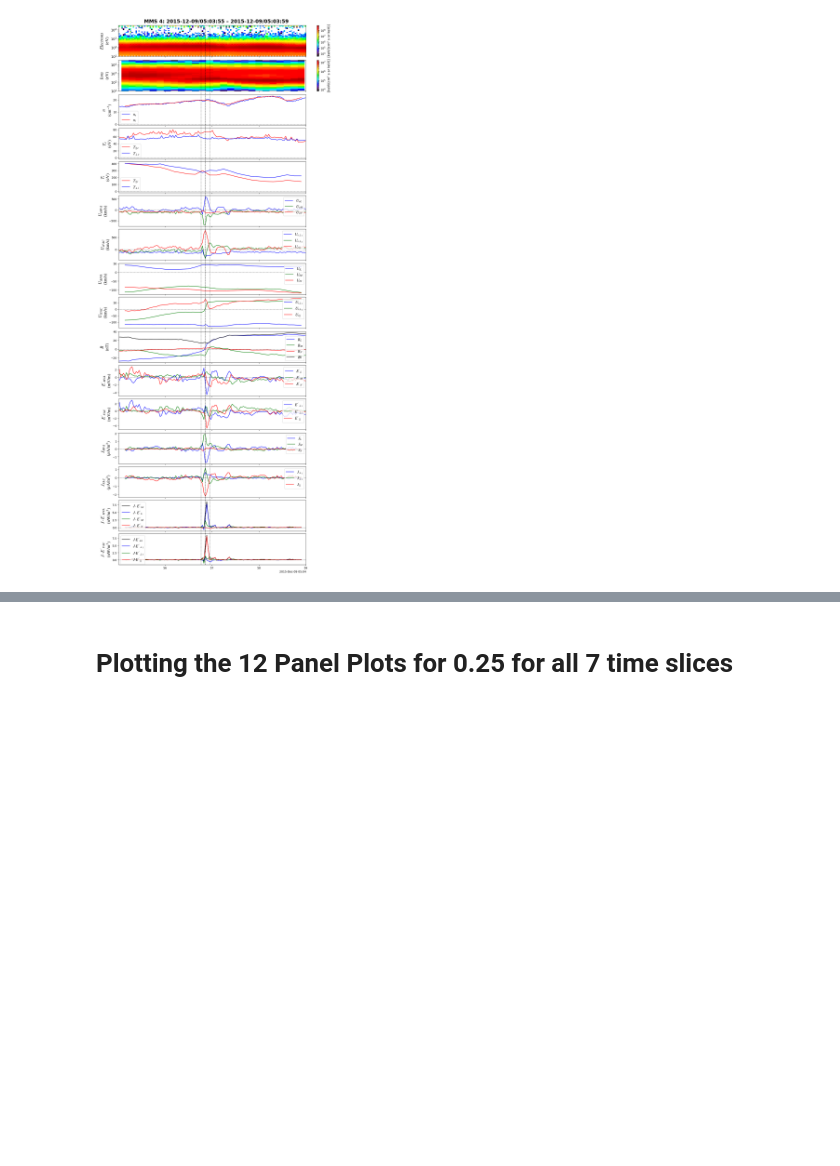
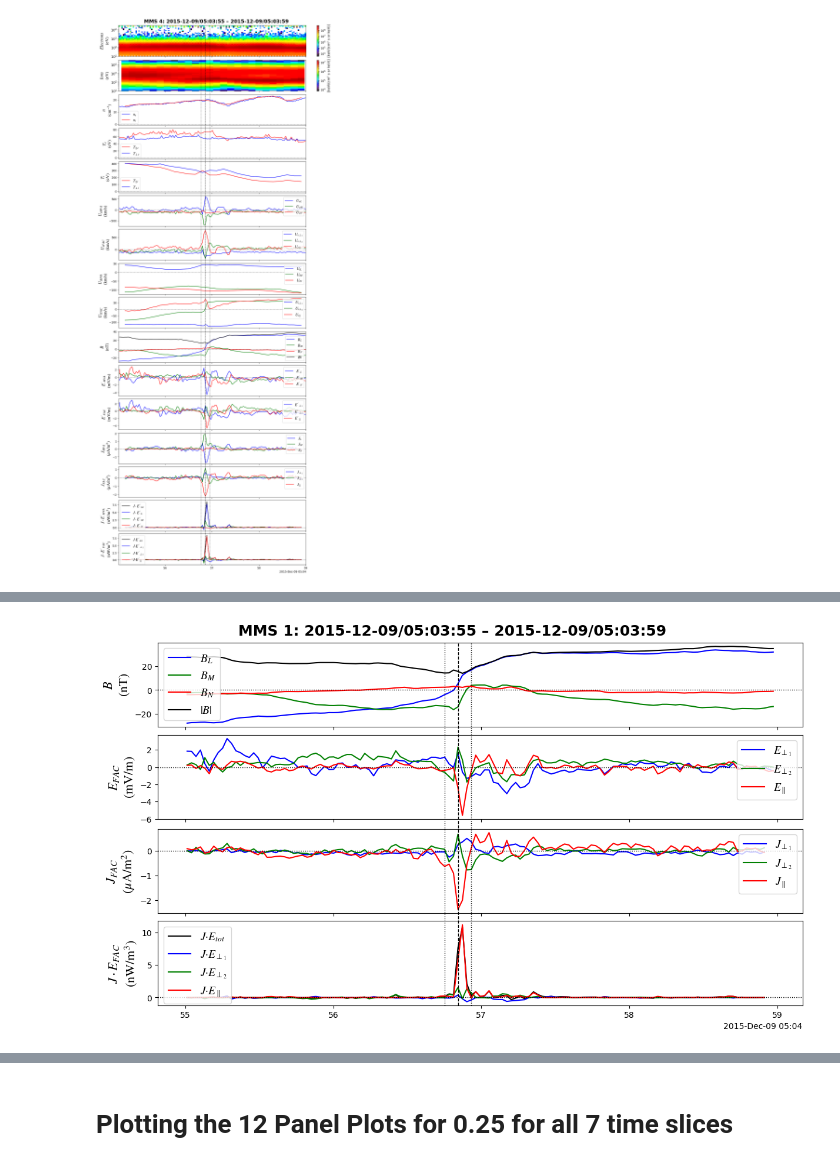
Before and after one commit to regisjohn/FPC_mRx, a Jupyter notebook: scripts/Publication_plots.ipynb, the cells around one changed output, grey strips where cells are left out. Cells and saved outputs as stored; diff of their text form; code cells hidden in the pictures; blank space fills up the shorter version.

```diff
--- a/scripts/Publication_plots.ipynb
+++ b/scripts/Publication_plots.ipynb
@@ -2524,0 +2566,80 @@ File saved to ../plots/mms4_brst_e_0.25_20151209_050355_050359.pdf!
+# %%
+with h5py.File(hfile, "r") as f:
+	ntime_e = f["meta"]["time"][...]
+	bvec_lmn = f["lmn"]["bvec"][...]
+	evec_fac = f["fac"]["evec_lor"][...]
+	jvec_fac = f["fac"]["jvec"][...]
+	jdotE_fac = f["fac"]["jdotE"][...]
+	bmag = f['meta']['bmag'][...]
+# %%
+idx = 61
+from pyspedas import time_datetime
+dt_obj = time_datetime(ntime_e[idx])
+dt_obj0 = time_datetime(ntime_e[idx-3])
+dt_obj1 = time_datetime(ntime_e[idx+3])
+# %%
+from pyspedas import time_datetime
+
+t_ax = time_datetime(ntime_e)
+axs_label_fntsz = 16   # adjust as needed
+legend_fntsz = 14
+legendFrame = True
+
+n_subplots = 4
+
+fig, ax = plt.subplots(n_subplots, 1, figsize=(12, 7),  sharex=True, constrained_layout=True)
+
+# Figure title:
+fig.suptitle(f"MMS {probe}: {trange[0]} – {trange[1]}", fontsize=18, fontweight='bold')
+
+# First subplot: B field in lmn
+ax[0].set_prop_cycle(color=['blue', 'green', 'red', 'black']) # custom color cycle
+ax[0].plot(t_ax, bvec_lmn, linewidth=1.5, label=['$B_L$', '$B_M$', '$B_N$'])
+ax[0].plot(t_ax, bmag, linewidth=1.5, label='$|B|$')
+ax[0].axhline(0, color='k', linestyle='dotted', linewidth=1.0)
+ax[0].set_ylabel(r"$B$" "\n" r"$(\mathrm{nT})$", fontsize=axs_label_fntsz)
+ax[0].legend(fontsize=legend_fntsz, frameon=legendFrame)
+
+# Second subplot: E field in FAC coordinates
+ax[1].set_prop_cycle(color=['blue', 'green', 'red']) # custom color cycle
+ax[1].plot(t_ax, evec_fac, linewidth=1.5, label=[r"$E_{\perp_1}$", r"$E_{\perp_2}$",
+												  r"$E_{\parallel}$"])
+ax[1].axhline(0, color='k', linestyle='dotted', linewidth=1.0)
+ax[1].set_ylabel("$E_{FAC}$" "\n" r"$(\mathrm{mV/m})$", fontsize=axs_label_fntsz)
+ax[1].legend(fontsize=legend_fntsz, frameon=legendFrame, loc='upper right')
+
+# Third subplot: J vector in fac coordinates
+ax[2].set_prop_cycle(color=['blue', 'green', 'red']) # custom color cycle
+ax[2].plot(t_ax, jvec_fac*1e-3, linewidth=1.5, label=[r"$J_{\perp_1}$", r"$J_{\perp_2}$",
+													   r"$J_{\parallel}$"])
+ax[2].axhline(0, color='k', linestyle='dotted', linewidth=1.0)
+ax[2].set_ylabel(r"$J_{FAC}$" "\n" r"$(\mu\mathrm{A}/\mathrm{m}^2)$", fontsize=axs_label_fntsz)
+ax[2].legend(fontsize=legend_fntsz, frameon=legendFrame, loc='upper right')
+
+# Fourth subplot: J.E in fac coordinates
+ax[3].set_prop_cycle(color=['black', 'blue', 'green', 'red']) # custom color cycle
+ax[3].plot(t_ax, jdotE_fac, linewidth=1.5,
+	label=[r"$J·E_{tot}$", r"$J·E_{\perp_1}$", r"$J·E_{\perp_2}$", r"$J·E_{\parallel}$"])
+ax[3].axhline(0, color='k', linestyle='dotted', linewidth=1.0)
+ax[3].set_ylabel(r"$J \cdot E_{FAC}$" "\n" r"$(\mathrm{nW/m^3})$", fontsize=axs_label_fntsz)
+ax[3].legend(fontsize=legend_fntsz, loc='upper left')
+
+
+# Vertical reference lines
+y_up = n_subplots + 0.3
+ax[-1].axvline(x=dt_obj, ymin=0, ymax=y_up, color='k', linestyle='dashed',
+	linewidth=1, clip_on=False)
+ax[-1].axvline(x=dt_obj0, ymin=0, ymax=y_up, color='k', linestyle='dotted',
+	linewidth=1, clip_on=False)
+ax[-1].axvline(x=dt_obj1, ymin=0, ymax=y_up, color='k', linestyle='dotted',
+	linewidth=1, clip_on=False)
+
+# Save routine
+plt_pref = f'PRL_mms{probe}_{data_rate}_{species}_{bin_width_frac:.2f}'
+pltfile = os.path.join(plot_dir, fpc.mms_name_make(plt_pref,
+												   trange[0], trange[1], ext='pdf'))
+fig.savefig(pltfile, bbox_inches='tight', dpi=300)
+print(f'File saved to {pltfile}!')
+
+plt.show()
+# %% [output]
@@ -2524,0 +2647 @@ File saved to ../plots/mms4_brst_e_0.25_20151209_050355_050359.pdf!
+[figure, added]
```
Also changed, not shown: parts of 123 cells of this notebook, 8 other files.
